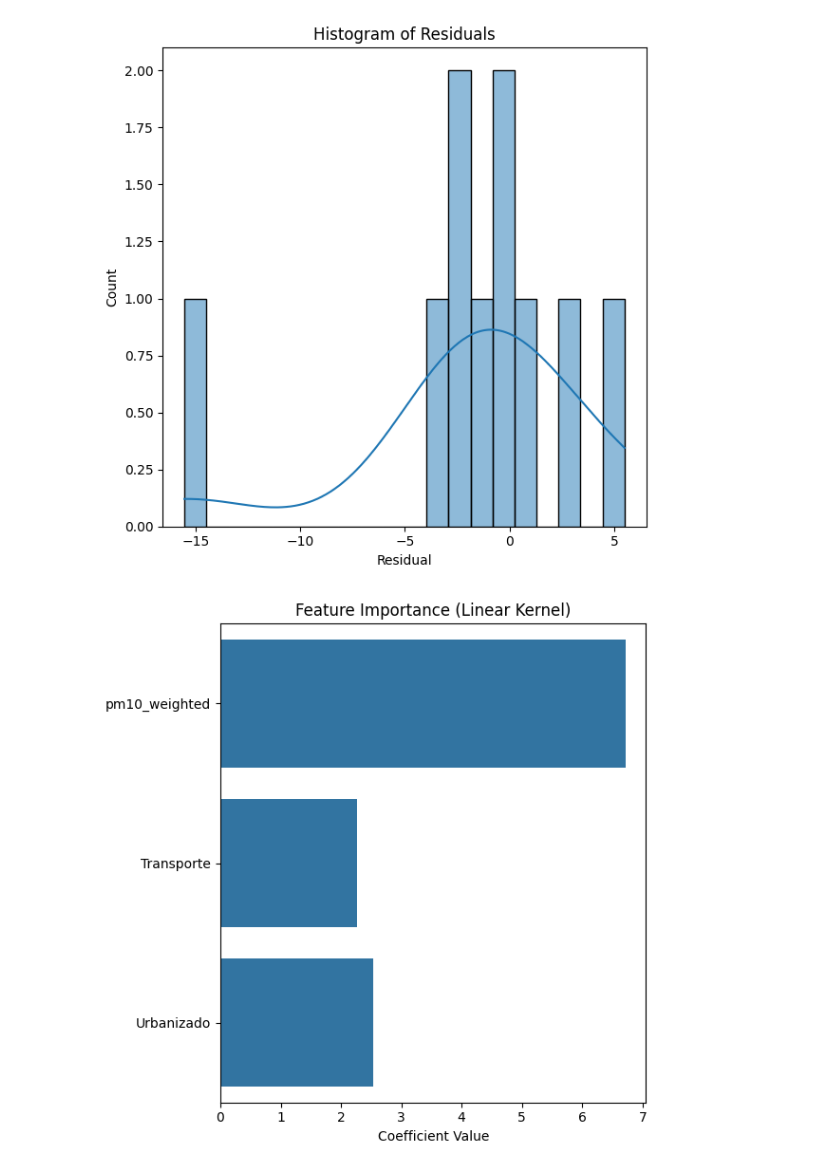
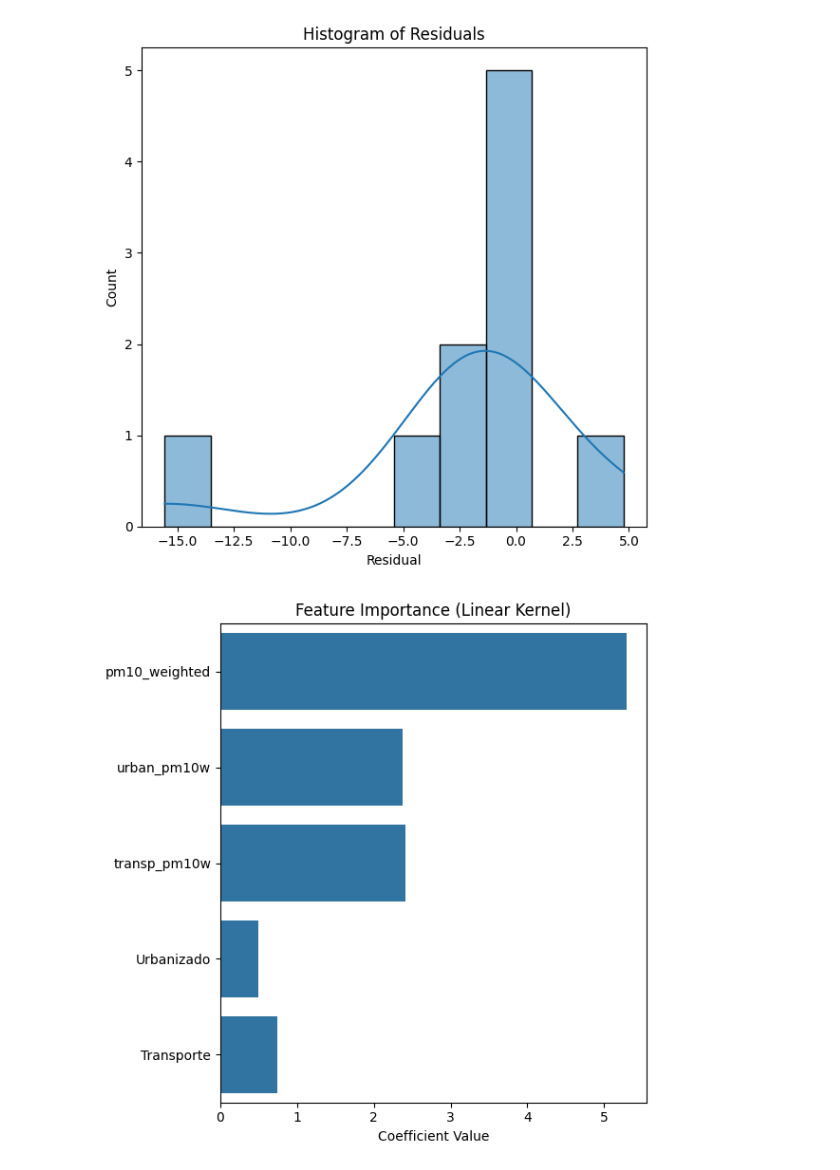
Before and after one commit to FC1104-XX/ProjIntegrador, a Jupyter notebook: SVM.ipynb, the cells around one changed output. Drawn from its saved outputs; the diff is of its cells as text; code cells hidden in the pictures.

```diff
--- a/SVM.ipynb
+++ b/SVM.ipynb
@@ -66,0 +116,3 @@ Test set R² Score: 0.7061108595643342
+# %%
+result = full_svr_diagnostics(X, y, param_grid, LeaveOneOut())
+results_df = result["cv_results_df"]
@@ -98,7 +162,11 @@ plt.show()
 # %%
+
+X_train, X_test, y_train, y_test = train_test_split(X, y, test_size=10, random_state=42)
+
+best_model = result["best_model"]
+best_model.fit(X_train, y_train)
 y_pred = best_model.predict(X_test)
 
-# Residuals
 residuals = y_test - y_pred
 
 # Plot 1: Actual vs Predicted
@@ -123,25 +191,42 @@ plt.show()
 
 # Plot 3: Histogram of Residuals
 plt.figure(figsize=(6, 6))
-sns.histplot(residuals, kde=True, bins=20)
+sns.histplot(residuals, kde=True, bins=10)
 plt.xlabel("Residual")
 plt.title("Histogram of Residuals")
 plt.tight_layout()
 plt.show()
 
 # Plot 4: Feature Importance (only for linear kernel)
-if best_model.kernel == 'linear':
-    feature_importance = best_model.coef_.flatten()
-    if isinstance(X, pd.DataFrame):
-        feature_names = list(X.columns)
-    else:
-        feature_names = [f'x{i}' for i in range(len(feature_importance))]
+# Recover the fitted preprocessor and SVR
+preprocessor_fitted = best_model.named_steps['preprocessor']
+svr = best_model.named_steps['svr']
+
+if svr.kernel == 'linear':
+    # Manually define the column indices (you know the original order)
+    original_columns = list(X.columns)
+    scaled_idxs = [0, 3, 4]  # based on your scaling config
+    passthrough_idxs = [i for i in range(len(original_columns)) if i not in scaled_idxs]
+
+    # Construct the final order of features as seen by the model
+    feature_names_in_model_order = (
+        [original_columns[i] for i in scaled_idxs] +
+        [original_columns[i] for i in passthrough_idxs]
+    )
+
+    feature_importance = svr.coef_.flatten()
+
+    # Safety check
+    assert len(feature_importance) == len(feature_names_in_model_order), \
+        "Mismatch in number of features and coefficients!"
+
+    # Plot
     plt.figure(figsize=(6, 6))
-    sns.barplot(x=feature_importance, y=feature_names)
+    sns.barplot(x=feature_importance, y=feature_names_in_model_order)
     plt.title("Feature Importance (Linear Kernel)")
     plt.xlabel("Coefficient Value")
     plt.tight_layout()
     plt.show()
 else:
-    print("⚠️ Feature importance is only available for linear kernel models.")
+    print("Feature importance is only available for linear kernel models.")
 # %% [output]
@@ -150,2 +235,2 @@ else:
-[figure, old version]
+[figure, new version]
-[figure, old version]
+[figure, new version]
```
Also changed, not shown: parts of 11 cells of this notebook.
